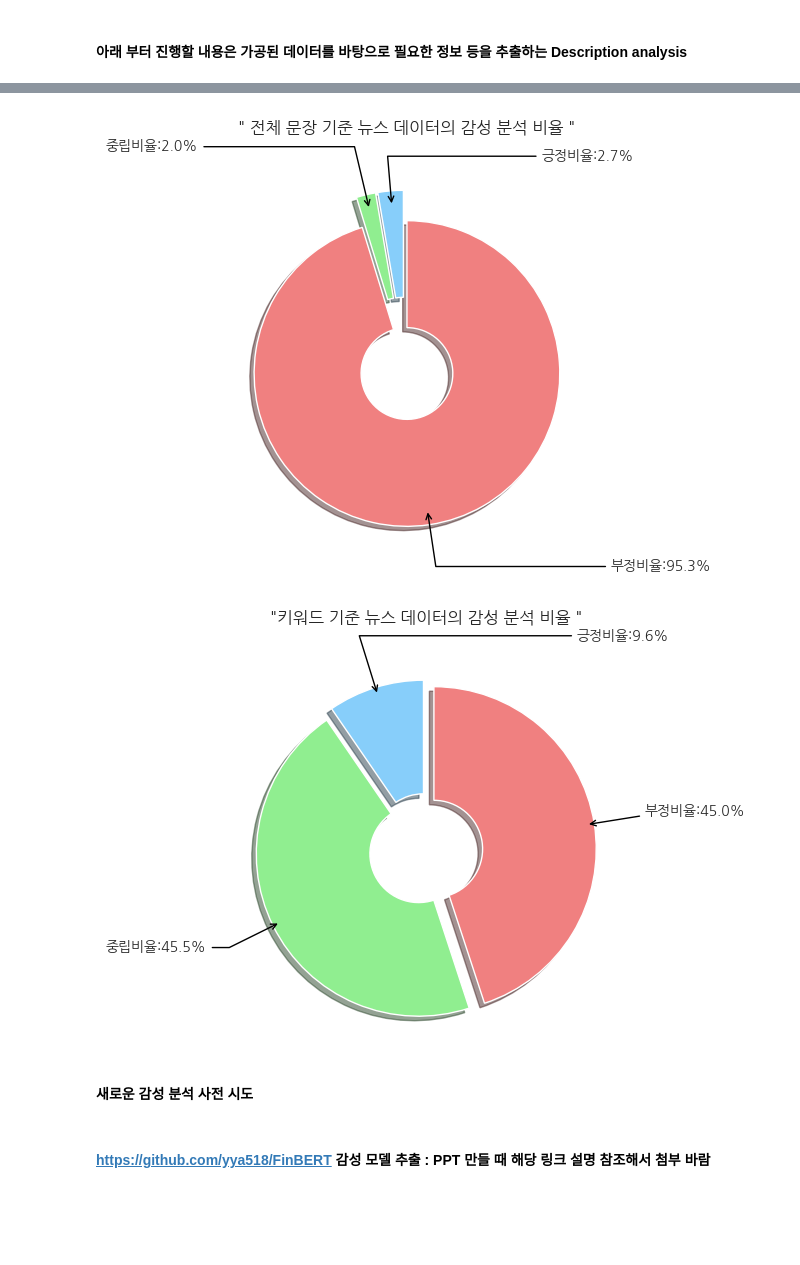
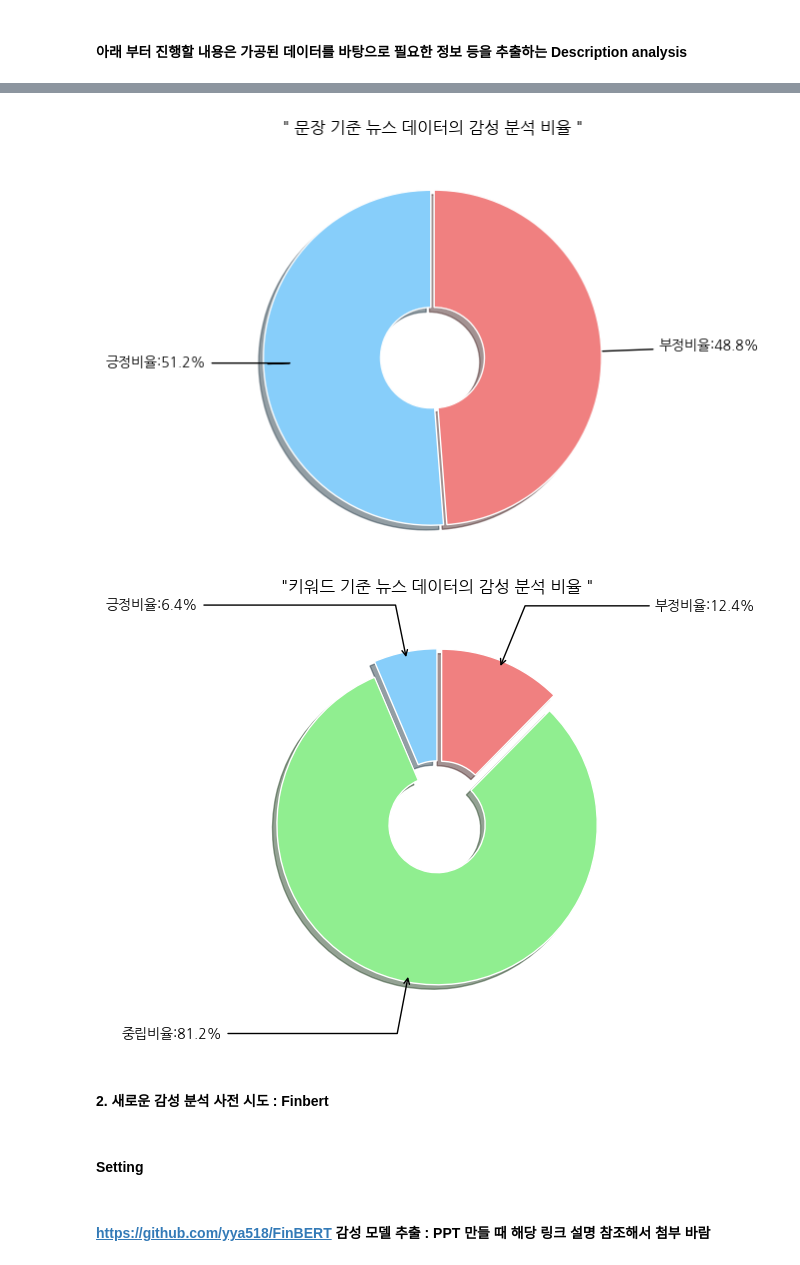
Before and after one commit to geun-hyoung/StockPredictionByTextMining, a Jupyter notebook: Phase 1 - Text_Analysis_TeslaNews.ipynb, the cells around one changed output, grey strips where cells are left out. Cells and saved outputs as stored; diff of their text form; code cells hidden in the pictures; blank space fills up the shorter version.

Commit message:
feat : finbert-ai model

```diff
--- a/Phase 1 - Text_Analysis_TeslaNews.ipynb
+++ b/Phase 1 - Text_Analysis_TeslaNews.ipynb
@@ -259,12 +299,18 @@ def preprocess_sentence(sentence):
     tokens = [lemmatizer.lemmatize(word, pos='v') if word in verb_words else word for word in tokens]
     # adject_words의  단어를 형용사로 표제어 추출
     tokens = [lemmatizer.lemmatize(word, pos='a') if word in adject_words else word for word in tokens]
-
+    tokens = list(set(tokens))
+    tokens = [token for token in tokens if len(token)>2]
 
     return ' '.join(tokens)
 # %%
 tsla_df['corpus'] = tsla_df['Description'].apply(preprocess_sentence)
 # %%
+def list_to_set(x):
+    x = list(x)
+    return list(set(x))
+
+tsla_df['Publisher'] = tsla_df['Publisher'].apply(list_to_set)
 tsla_df.head()
 # %% [output]
 |  | Date | Publisher | Description | News_Count | corpus |
@@ -544,7 +590,7 @@ for i in range(len(df)):
     tfidf_scores = zip(feature_names, tfidf_matrix[i].toarray()[0])
     sorted_tfidf_scores = sorted(tfidf_scores,key=lambda x: x[1], reverse=True)
 
-    top_keywords_per_document.append([keyword for keyword,_ in sorted_tfidf_scores[:5]])
+    top_keywords_per_document.append([keyword for keyword,_ in sorted_tfidf_scores[:7]])
 
 all_keywords=[keyword for document in top_keywords_per_document for keyword in document]
 
@@ -593,16 +678,16 @@ plt.imshow(wordcloud.recolor(color_func=image_colors), interpolation="antialiase
 # DTM을 데이터프레임으로 변환
 temp_df = pd.DataFrame(tfidf_matrix.toarray(), columns=vectorizer.get_feature_names_out())
 
-# 각 행별로 TF-IDF 값이 높은 상위 5개의 단어를 선택
-top_5_words = temp_df.apply(lambda row: row.nlargest(7).index.tolist(), axis=1)
+# 각 행별로 TF-IDF 값이 높은 상위 7개의 단어를 선택
+top_7_words = temp_df.apply(lambda row: row.nlargest(7).index.tolist(), axis=1)
 
 # 결과를 데이터프레임으로 변환
-result_df = pd.DataFrame(top_5_words, columns=['Top_5_Words'])
+result_df = pd.DataFrame(top_7_words, columns=['Top_7_Words'])
 
 # 날짜, 키워드 데이터 생성
 temp_df = pd.DataFrame({
     'Date': tsla_df['Date'],
-    'Keywords' : result_df['Top_5_Words']
+    'Keywords' : result_df['Top_7_Words']
 })
 
 temp_df.head()
@@ -777,48 +857,44 @@ plt.rcParams['font.family'] = 'NanumGothic'
 # %%
 ### Description 기준 감성 점수의 비율 ###
 
 # 감성 점수가 0 이상의 경우 긍정
-pos = len(all_data[all_data['Description_Sentiment_Score'] > 0])/len(all_data)
-# 감성 점수가 0 인 경우 중립
-nue = len(all_data[all_data['Description_Sentiment_Score'] == 0])/len(all_data)
+pos = len(all_data[all_data['Description_Sentiment_Score'] >= 0])/len(all_data)
+
 # 감성 점수가 0 이하의 경우 부정
-neg = len(all_data[all_data['Description_Sentiment_Score'] < 0])/len(all_data)
+neg = len(all_data[all_data['Description_Sentiment_Score'] < -0])/len(all_data)
 
 wedgeprops = {'width': 0.7, 'edgecolor': 'w', 'linewidth': 1}
-explode = [0.1, 0.1, 0.1]
+explode = [0.01, 0.01]
 
 # 긍정부정중립 비율 그래프
-colors = [ 'lightskyblue','lightgreen','lightcoral']
-labels = ['긍정', '중립', '부정']
-sizes = [pos, nue, neg]
+colors = [ 'lightskyblue','lightcoral']
+labels = ['긍정', '부정']
+sizes = [pos, neg]
 
 fig, ax = plt.subplots()
 wedges, texts = ax.pie(sizes, colors=colors, startangle=90, explode=explode, shadow=True, wedgeprops=wedgeprops)
 
 ax.axis('equal')
 
 # 각 부분을 가리키는 화살표와 비율 레이블 추가
 for i, p in enumerate(wedges):
     ang = (p.theta2 - p.theta1)/2. + p.theta1
     y = np.sin(np.deg2rad(ang))
     x = np.cos(np.deg2rad(ang))
     horizontalalignment = {-1: "right", 1: "left"}[int(np.sign(x))]
-    if labels[i] == '긍정':
-        xytext = (1.5, 1.3)
-    else:
-        xytext = (1.35*np.sign(x), 1.4*y)
+    xytext = (1.35*np.sign(x), 1.4*y)
     connectionstyle = "angle,angleA=0,angleB={}".format(ang)
     labeling = str(labels[i])+"비율:"
     ax.annotate(labeling+'{:.1f}%'.format(sizes[i]*100),
                 xy=(x, y), xytext=xytext,
                 horizontalalignment=horizontalalignment,
-                arrowprops=dict(arrowstyle="->", connectionstyle=connectionstyle))
+                arrowprops=dict(arrowstyle="-", connectionstyle=connectionstyle))
 
-plt.title('" 전체 문장 기준 뉴스 데이터의 감성 분석 비율 "', weight='bold', pad=30)
+plt.title('" 문장 기준 뉴스 데이터의 감성 분석 비율 "', weight='bold', pad=30)
 
 plt.show()
 # %% [output]
-[figure, old version]
+[figure, new version]
 # %%
 ### Keywords 기준 감성 점수의 비율 ###
 
@@ -849,7 +925,7 @@ for i, p in enumerate(wedges):
     x = np.cos(np.deg2rad(ang))
     horizontalalignment = {-1: "right", 1: "left"}[int(np.sign(x))]
     if labels[i] == '긍정':
-        xytext = (1.5, 1.3)
+        xytext = (-1.5, 1.3)
     else:
         xytext = (1.35*np.sign(x), 1.4*y)
     connectionstyle = "angle,angleA=0,angleB={}".format(ang)
@@ -863,6 +939,8 @@ plt.title('"키워드 기준 뉴스 데이터의 감성 분석 비율 "', weight
 
 plt.show()
 # %% [output]
-[figure, old version]
+[figure, new version]
 # %% [markdown]
-#### 새로운 감성 분석 사전 시도
+#### 2. 새로운 감성 분석 사전 시도 : Finbert
+# %% [markdown]
+#### Setting
```
Also changed, not shown: parts of 66 cells of this notebook, 3 other files.
